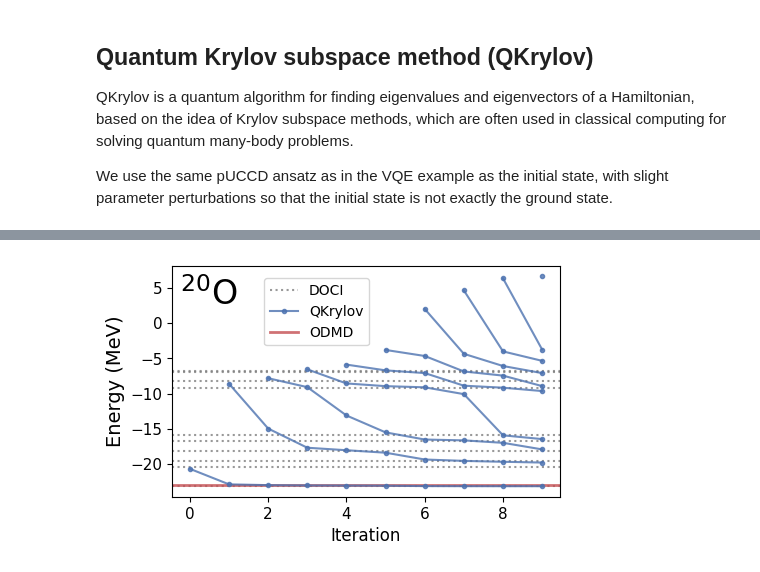
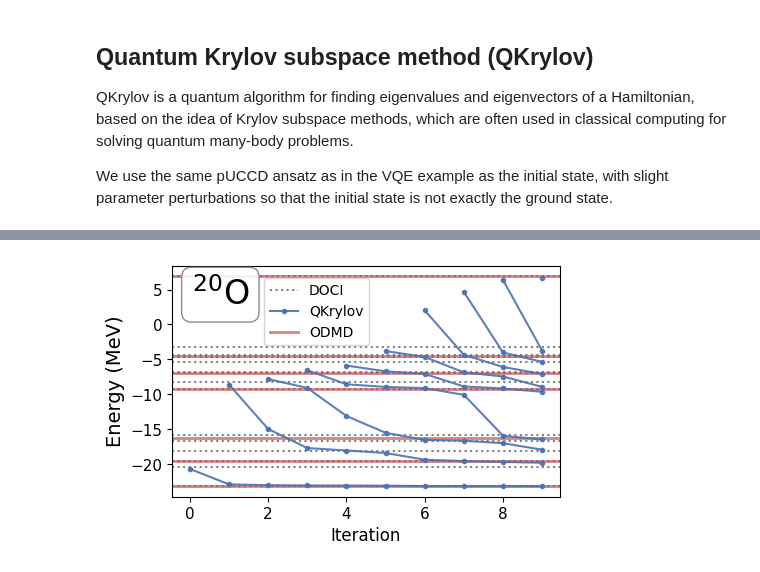
Before and after one commit to SotaYoshida/nuqulib, a Jupyter notebook: tutorial_NuQuLib.ipynb, the cells around one changed output, grey strips where cells are left out. Cells and saved outputs as stored; diff of their text form; code cells hidden in the pictures.

```diff
--- a/tutorial_NuQuLib.ipynb
+++ b/tutorial_NuQuLib.ipynb
@@ -670,7 +624,7 @@ Ref: Y. Shen et al., [Quantum 9, 1836 (2025)](https://doi.org/10.22331/q-2025-08
 For the ODMD demonstration (and the subsequent QKrylov method), we adopt the HCB mapping of the nuclear Hamiltonian. Fermionic representations generally produce longer Pauli strings and thus higher computational cost.
 The time step for ODMD is set to \(1\times10^{-2}\), smaller than that used in QPE.
 # %%
-delta_t_new = 0.01
+delta_t_ODMD = 0.1
 
 ## Specifying the target system and the Hamiltonian
 ms = "sd"
@@ -701,14 +655,14 @@ sampler = AerSimulator(method="statevector", device=device_type)
 ancilla_qubits = [0]
 target_qubits = list(range(1, Nq+1))
 
-max_iterations = 6
+dim_Hankel = 15
+max_iterations = dim_Hankel + 10
 np.random.seed(42)
-params = np.array(Dict_Egs_pUCCD[nuc]["params"])
+params = np.array(Dict_Egs_pUCCD[nuc]["params"]) + np.random.randn(Nocc*(Nq-Nocc))
 qc_ansatz = pair_ansatz_qiskit(params, Nq, Nocc, method="pUCCD", decent_order=True)
-Ens_ODMD = ODMD(qc_ansatz, hamiltonian_op, delta_t_new, max_iterations,
-                 trotter_order, trotter_steps, sampler, ancilla_qubits, target_qubits,
-                 dim_Hankel=5)
-print("Ens from ODMD:", Ens_ODMD)
-
-print("Evals under zero-seniority:", np.sort(evals[:10]))
+Ens_ODMD, lams_ODMD = ODMD(qc_ansatz, hamiltonian_op, delta_t_ODMD, max_iterations,
+                           trotter_order, trotter_steps, sampler, ancilla_qubits, target_qubits,
+                           dim_Hankel=dim_Hankel, tol_lambda=0.05)
+print("Ens from ODMD:", "".join([f"{tmp:8.3f} " for tmp in np.sort(Ens_ODMD)]))
+print("Evals (DOCI): ",  "".join([f"{tmp:8.3f} " for tmp in np.sort(evals[:10])]))
 # %% [output]
@@ -730,6 +685,8 @@ Evals under zero-seniority: [-23.14614477 -20.35715287 -19.53595313 -18.13406683
 QKrylov is a quantum algorithm for finding eigenvalues and eigenvectors of a Hamiltonian, based on the idea of Krylov subspace methods, which are often used in classical computing for solving quantum many-body problems.
 
 We use the same pUCCD ansatz as in the VQE example as the initial state, with slight parameter perturbations so that the initial state is not exactly the ground state.
+# %%
+delta_t_QKrylov = 0.2
 # %%
 ## Specifying the target system and the Hamiltonian
 ms = "sd"
@@ -772,7 +724,7 @@ qc_ansatz = pair_ansatz_qiskit(init_params, Nq, Nocc, method="pUCCD", decent_ord
 
 res_QKrylov = QuantumKrylov(qc_ansatz, hamiltonian_op, sampler,
                             ancilla_qubits, target_qubits,
-                            delta_t,
+                            delta_t_QKrylov,
                             trotter_rank=trotter_order, trotter_steps=trotter_steps, max_iterations=10,
                             using_statevector=True, verbose=True)
 # %% [output]
@@ -887,36 +839,38 @@ w: [-23.1454885  -19.78494149 -17.91920315 -16.45507786  -9.63494462
 # %%
 En_history = res_QKrylov[2]
 Ens = []
 num_states = 10
 for iter in range(len(En_history)):
     tmp = [None for _ in range(num_states)]
     for i in range(len(En_history[iter])):
         tmp[i] = En_history[iter][i]
     Ens.append(tmp)
 
 fig = plt.figure(figsize=(5,3))
 ax = fig.add_subplot(1,1,1)
 ax.set_xlabel("Iteration", fontsize=12)
 ax.set_ylabel("Energy (MeV)", fontsize=14)
 
 evals = np.sort(evals)
-for n in range(num_states):
-    ax.axhline(evals[n], color="gray", linestyle="dotted", alpha=0.8, label="DOCI" if n==0 else None)
+for (n, eval) in enumerate(evals):
+    ax.axhline(eval, color="gray", linestyle="dotted", label="DOCI" if n==0 else None)
 
 for i in range(num_states):
     ax.plot(range(len(En_history)),
             [Ens[iter][i] for iter in range(len(En_history))],
             marker = "o", markersize=3,
             color = cols[2],
-            alpha=0.8,
+            alpha=0.9,
             zorder=100, label="QKrylov" if i==0 else None)
 
-ax.axhline(Ens_ODMD, color=cols[1], alpha=0.8, lw = 2, label="ODMD")
+for i in range(len(Ens_ODMD)):
+    ax.axhline(Ens_ODMD[i], color=cols[1], alpha=0.7, lw = 2, label="ODMD" if i==0 else None)
 ax.tick_params(axis='both', labelsize=11)
-ax.text(0.02, 0.95, cnuc(nuc), ha="left", va="top", transform=ax.transAxes, fontsize=24)
+ax.text(0.05, 0.95, cnuc(nuc), ha="left", va="top", transform=ax.transAxes, fontsize=24,
+        bbox=dict(boxstyle="round", facecolor="white", alpha=0.9, edgecolor="gray"))
 ax.legend(bbox_to_anchor=(0.22, 0.8), loc="center left")
-#plt.savefig("QKrylov_ODMD_Ens_" + nuc + ".pdf", bbox_inches="tight", pad_inches=0.03)
+plt.savefig("QKrylov_ODMD_Ens_" + nuc + ".pdf", bbox_inches="tight", pad_inches=0.03)
 plt.show()
 plt.close()
 # %% [output]
-[figure, old version]
+[figure, new version]
```
Also changed, not shown: parts of 9 cells of this notebook, 3 other files.
